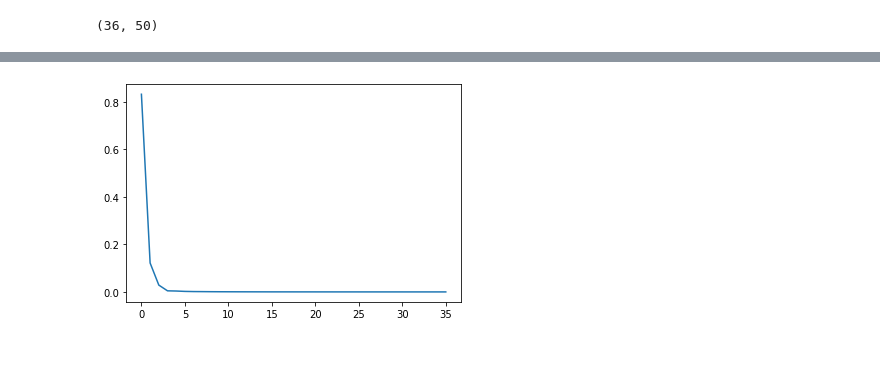
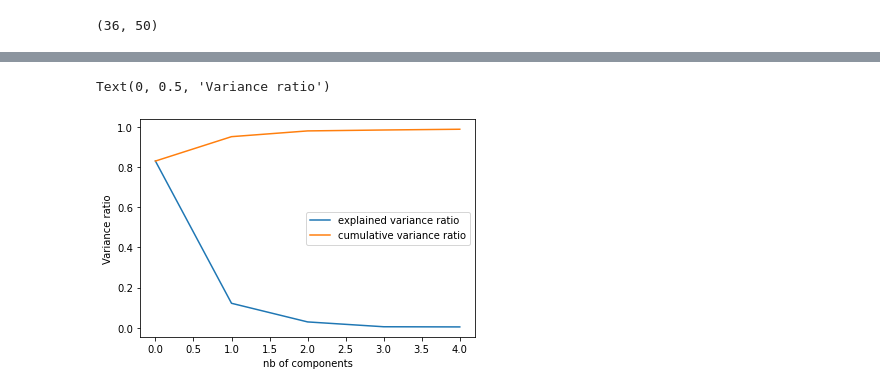
Before and after one commit to alesspiscopo/Data-Driven-MILD, a Jupyter notebook: PCA_grid.ipynb, the cells around one changed output, grey strips where cells are left out. Drawn from its saved outputs; the diff is of its cells as text; code cells hidden in the pictures; blank space fills up the shorter version.

```diff
--- a/PCA_grid.ipynb
+++ b/PCA_grid.ipynb
@@ -43,13 +33,22 @@ for i in range (T.shape[0]):
-# %%
-from sklearn.decomposition import PCA
-
-pca = PCA()
-pca.fit(T)
-
-explained_var_ratio = pca.explained_variance_ratio_
-plt.plot(explained_var_ratio)
-plt.show()
-# %% [output]
-[figure, removed]
+# %%
+from sklearn.decomposition import PCA
+index = 0
+pca = PCA(n_components=5)
+pca.fit(T)
+
+#explained_var_ratio = pca.explained_variance_ratio_
+#plt.plot(explained_var_ratio)
+#plt.show()
+
+
+# plot of the explained variance by PCs and the cumulative variance ratio :  3 comp. explain up to 80% of the total variance
+plt.plot(explained_var_ratio, label = "explained variance ratio")
+plt.plot(np.cumsum(explained_var_ratio),label = "cumulative variance ratio")
+plt.legend(loc="center right")
+plt.xlabel('nb of components')
+plt.ylabel('Variance ratio')
+# %% [output]
+Text(0, 0.5, 'Variance ratio')
+[figure, added]
 # %%
 A = pca.components_.T
```
Also changed, not shown: parts of 9 cells of this notebook.
